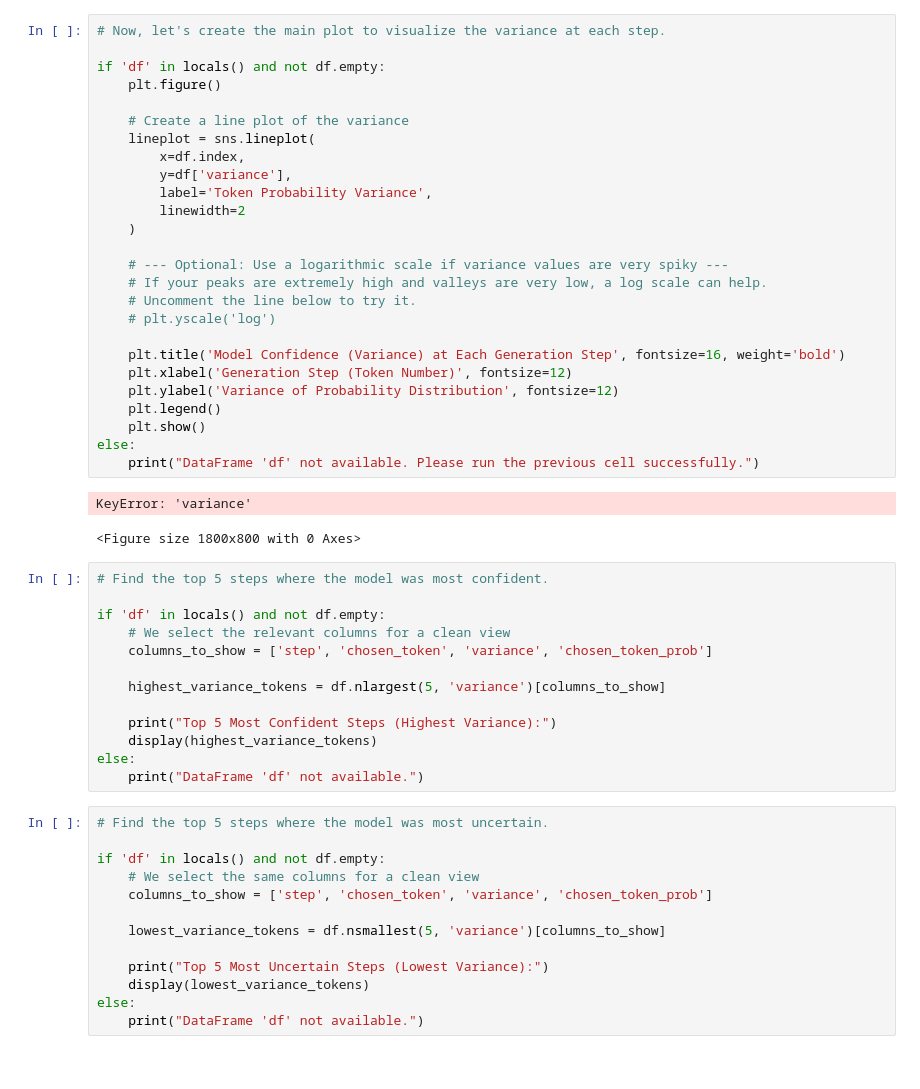
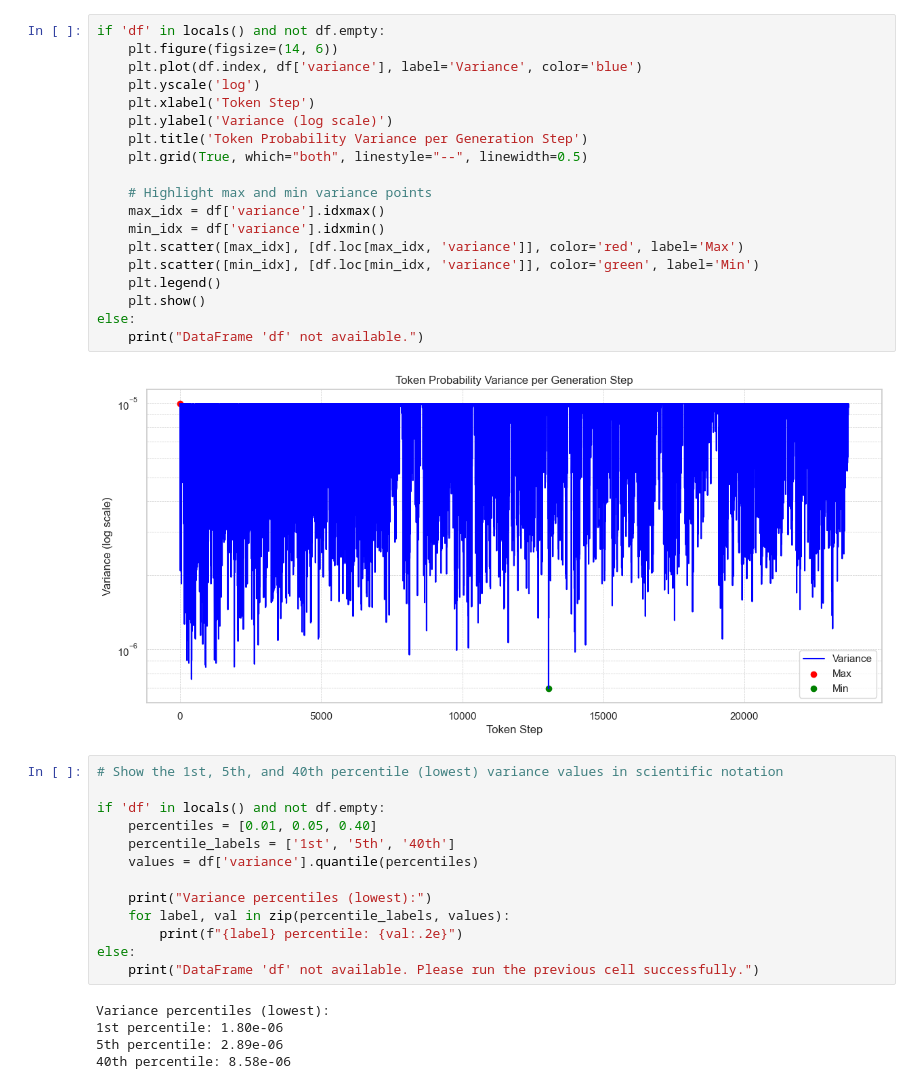
Before and after one commit to Teodor5rov/phi4-analyze, a Jupyter notebook: variance_analysis.ipynb, the cells around one changed output. Cells and saved outputs as stored; diff of their text form.

```diff
--- a/variance_analysis.ipynb
+++ b/variance_analysis.ipynb
@@ -69,55 +74,39 @@ memory usage: 1.0+ MB
 # %%
-# Now, let's create the main plot to visualize the variance at each step.
+if 'df' in locals() and not df.empty:
+    plt.figure(figsize=(14, 6))
+    plt.plot(df.index, df['variance'], label='Variance', color='blue')
+    plt.yscale('log')
+    plt.xlabel('Token Step')
+    plt.ylabel('Variance (log scale)')
+    plt.title('Token Probability Variance per Generation Step')
+    plt.grid(True, which="both", linestyle="--", linewidth=0.5)
 
-if 'df' in locals() and not df.empty:
-    plt.figure()
-
-    # Create a line plot of the variance
-    lineplot = sns.lineplot(
-        x=df.index,
-        y=df['variance'],
-        label='Token Probability Variance',
-        linewidth=2
-    )
-
-    # --- Optional: Use a logarithmic scale if variance values are very spiky ---
-    # If your peaks are extremely high and valleys are very low, a log scale can help.
-    # Uncomment the line below to try it.
-    # plt.yscale('log')
-
-    plt.title('Model Confidence (Variance) at Each Generation Step', fontsize=16, weight='bold')
-    plt.xlabel('Generation Step (Token Number)', fontsize=12)
-    plt.ylabel('Variance of Probability Distribution', fontsize=12)
+    # Highlight max and min variance points
+    max_idx = df['variance'].idxmax()
+    min_idx = df['variance'].idxmin()
+    plt.scatter([max_idx], [df.loc[max_idx, 'variance']], color='red', label='Max')
+    plt.scatter([min_idx], [df.loc[min_idx, 'variance']], color='green', label='Min')
     plt.legend()
     plt.show()
 else:
-    print("DataFrame 'df' not available. Please run the previous cell successfully.")
+    print("DataFrame 'df' not available.")
 # %% [output]
-KeyError: 'variance'
-<Figure size 1800x800 with 0 Axes>
+[figure, added]
 # %%
-# Find the top 5 steps where the model was most confident.
+# Show the 1st, 5th, and 40th percentile (lowest) variance values in scientific notation
 
 if 'df' in locals() and not df.empty:
-    # We select the relevant columns for a clean view
-    columns_to_show = ['step', 'chosen_token', 'variance', 'chosen_token_prob']
+    percentiles = [0.01, 0.05, 0.40]
+    percentile_labels = ['1st', '5th', '40th']
+    values = df['variance'].quantile(percentiles)
 
-    highest_variance_tokens = df.nlargest(5, 'variance')[columns_to_show]
-
-    print("Top 5 Most Confident Steps (Highest Variance):")
-    display(highest_variance_tokens)
+    print("Variance percentiles (lowest):")
+    for label, val in zip(percentile_labels, values):
+        print(f"{label} percentile: {val:.2e}")
 else:
-    print("DataFrame 'df' not available.")
+    print("DataFrame 'df' not available. Please run the previous cell successfully.")
+# %% [output]
+Variance percentiles (lowest):
+1st percentile: 1.80e-06
+5th percentile: 2.89e-06
+40th percentile: 8.58e-06
-# %%
-# Find the top 5 steps where the model was most uncertain.
-
-if 'df' in locals() and not df.empty:
-    # We select the same columns for a clean view
-    columns_to_show = ['step', 'chosen_token', 'variance', 'chosen_token_prob']
-
-    lowest_variance_tokens = df.nsmallest(5, 'variance')[columns_to_show]
-
-    print("Top 5 Most Uncertain Steps (Lowest Variance):")
-    display(lowest_variance_tokens)
-else:
-    print("DataFrame 'df' not available.")
```
Also changed, not shown: parts of 2 cells of this notebook, 1 other file.
